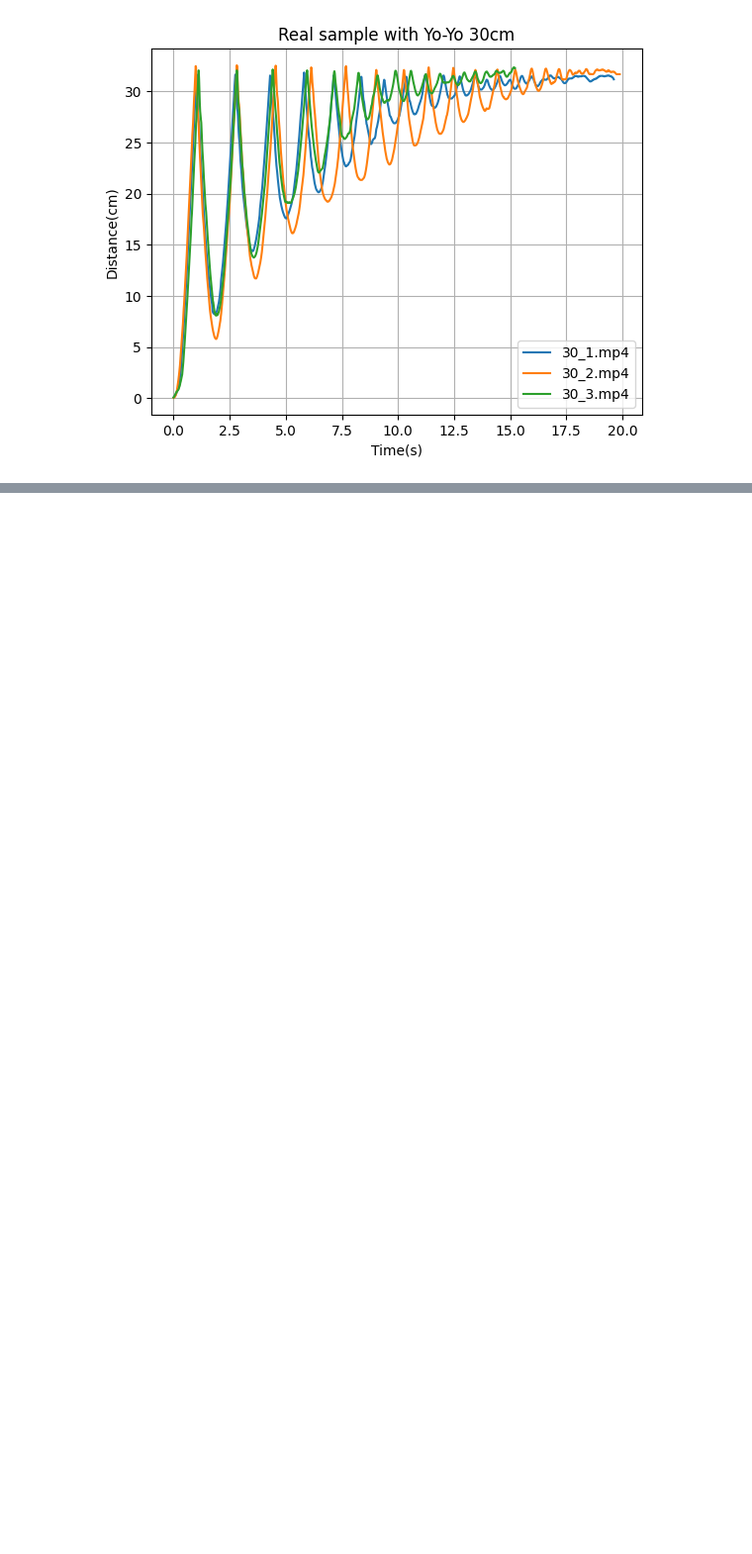
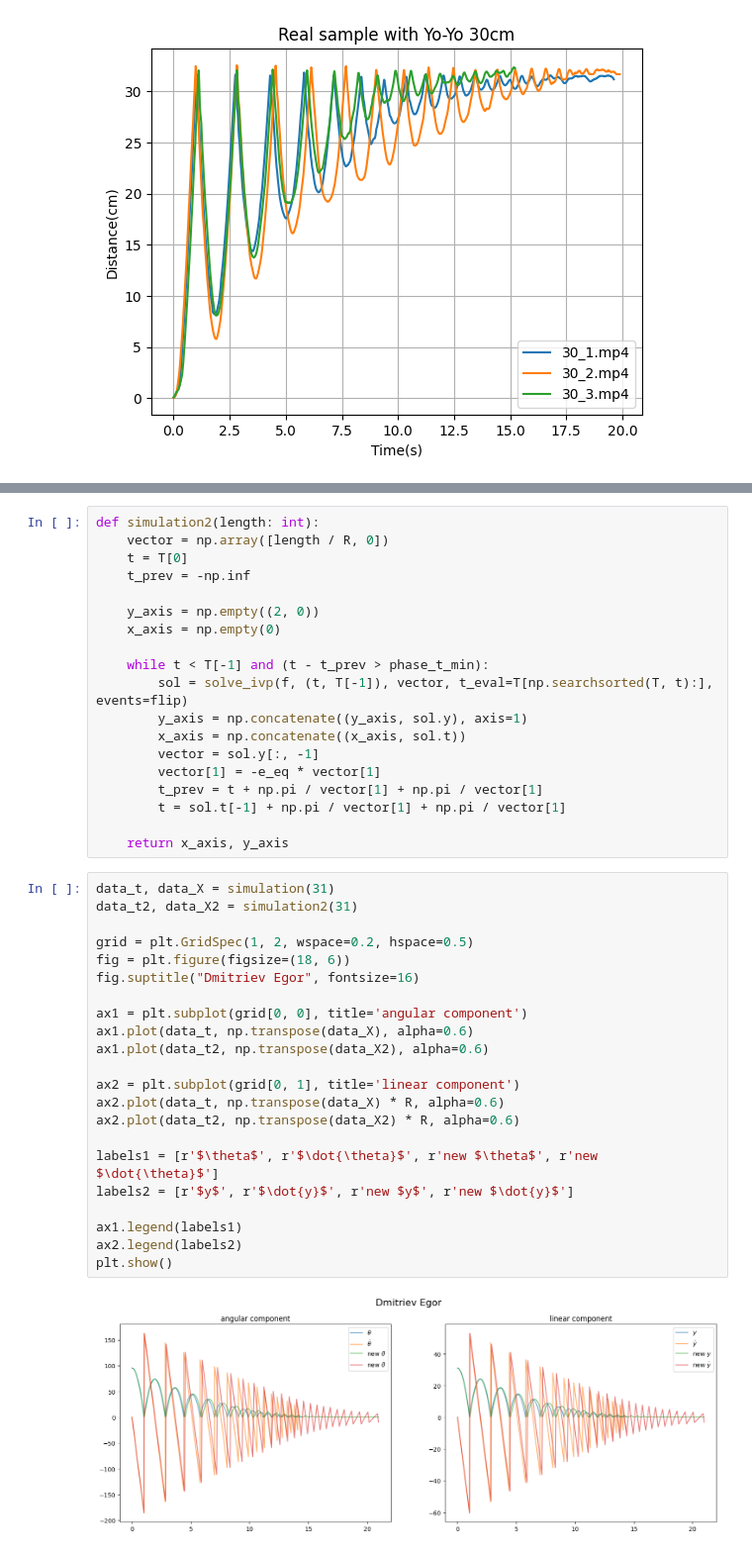
Before and after one commit to Slauva/Theoretical-Mechanics, a Jupyter notebook: research02/simulation.ipynb, the cells around one changed output, grey strips where cells are left out. Shown at 99% size. Cells and saved outputs as stored; diff of their text form; blank space fills up the shorter version.

```diff
--- a/research02/simulation.ipynb
+++ b/research02/simulation.ipynb
@@ -83,0 +164,43 @@ print(np.mean(s))
+# %%
+def simulation2(length: int):
+    vector = np.array([length / R, 0])
+    t = T[0]
+    t_prev = -np.inf
+
+    y_axis = np.empty((2, 0))
+    x_axis = np.empty(0)
+
+    while t < T[-1] and (t - t_prev > phase_t_min):
+        sol = solve_ivp(f, (t, T[-1]), vector, t_eval=T[np.searchsorted(T, t):], events=flip)
+        y_axis = np.concatenate((y_axis, sol.y), axis=1)
+        x_axis = np.concatenate((x_axis, sol.t))
+        vector = sol.y[:, -1]
+        vector[1] = -e_eq * vector[1]
+        t_prev = t + np.pi / vector[1] + np.pi / vector[1]
+        t = sol.t[-1] + np.pi / vector[1] + np.pi / vector[1]
+
+    return x_axis, y_axis
+# %%
+data_t, data_X = simulation(31)
+data_t2, data_X2 = simulation2(31)
+
+grid = plt.GridSpec(1, 2, wspace=0.2, hspace=0.5)
+fig = plt.figure(figsize=(18, 6))
+fig.suptitle("Dmitriev Egor", fontsize=16)
+
+ax1 = plt.subplot(grid[0, 0], title='angular component')
+ax1.plot(data_t, np.transpose(data_X), alpha=0.6)
+ax1.plot(data_t2, np.transpose(data_X2), alpha=0.6)
+
+ax2 = plt.subplot(grid[0, 1], title='linear component')
+ax2.plot(data_t, np.transpose(data_X) * R, alpha=0.6)
+ax2.plot(data_t2, np.transpose(data_X2) * R, alpha=0.6)
+
+labels1 = [r'$\theta$', r'$\dot{\theta}$', r'new $\theta$', r'new $\dot{\theta}$']
+labels2 = [r'$y$', r'$\dot{y}$', r'new $y$', r'new $\dot{y}$']
+
+ax1.legend(labels1)
+ax2.legend(labels2)
+plt.show()
+# %% [output]
+[figure, added]
```
Also changed, not shown: parts of 14 cells of this notebook, 3 other files.
